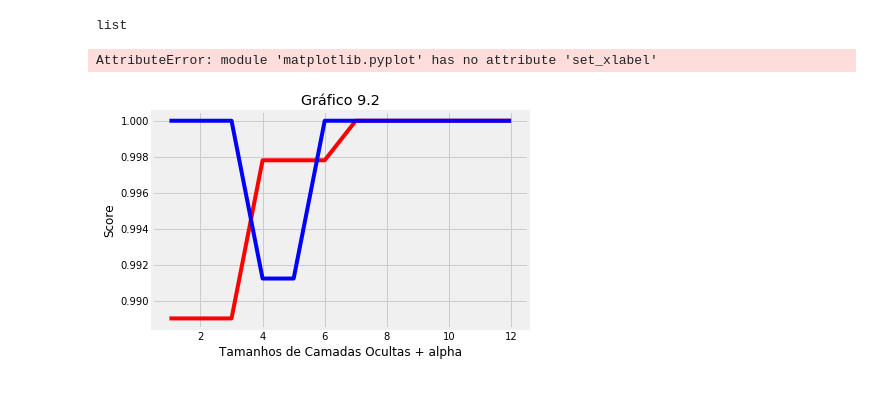
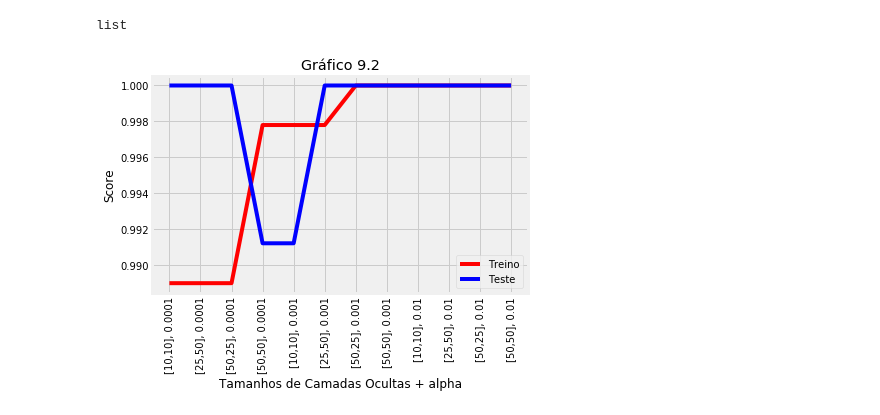
Before and after one commit to luanprates/trabalho-pos-data-analytics-lucas, a Jupyter notebook: Questão 9.ipynb, the cells around one changed output. Saved outputs shown, nothing was run; the diff lists cells and outputs as text; code cells hidden in the pictures.

```diff
--- a/Questão 9.ipynb
+++ b/Questão 9.ipynb
@@ -73,13 +73,12 @@ list
 # %%
 plt.plot(tamanho_x_alpha, treino_alpha, c='r', label='Treino')
 plt.plot(tamanho_x_alpha, teste_alpha, c='b', label='Teste')
 plt.title('Gráfico 9.2')
 plt.ylabel('Score')
 plt.xlabel('Tamanhos de Camadas Ocultas + alpha')
-plt.xticks(tamanho_x_alpha, labels, rotation='vertical')
+plt.xticks(tamanho_x_alpha, label_x, rotation='vertical')
 plt.legend()
 plt.savefig('imagens/Questão-92.png', transparent = True)
 plt.show()
 # %% [output]
-AttributeError: module 'matplotlib.pyplot' has no attribute 'set_xlabel'
-[figure, old version]
+[figure, new version]
```
